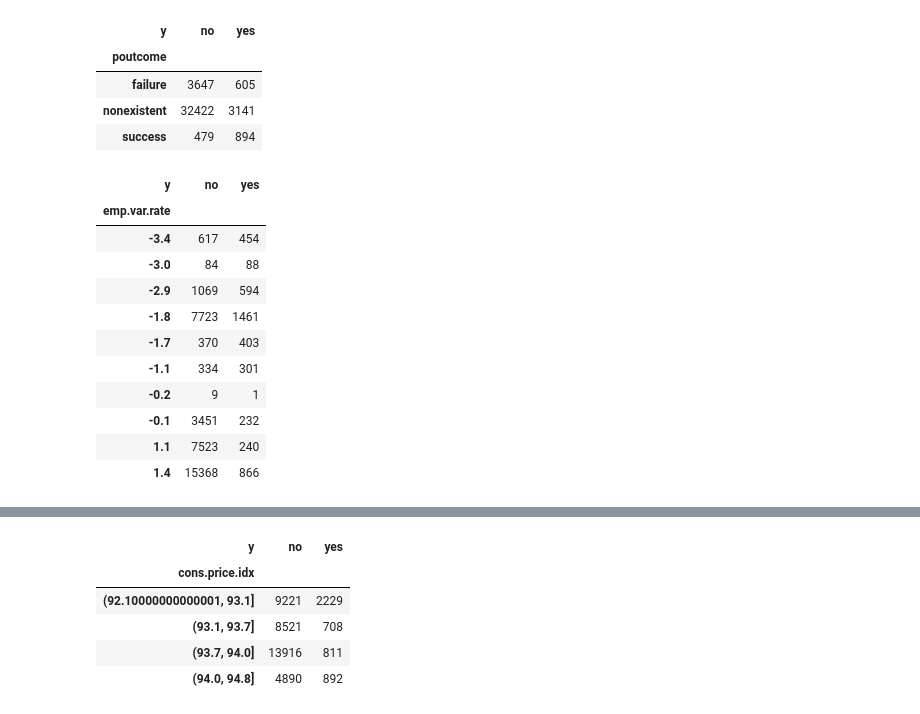
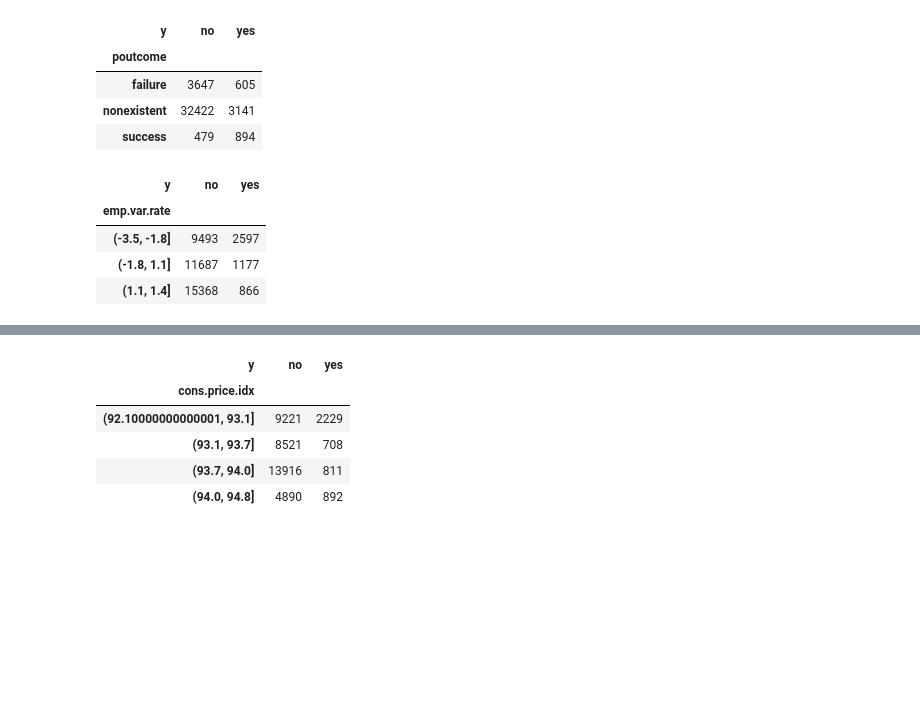
Before and after one commit to AmeeAyco/BANK-DATA-MARKETING-, a Jupyter notebook: MAN_203_S1.ipynb, the cells around one changed output, grey strips where cells are left out. Saved outputs shown, nothing was run; the diff lists cells and outputs as text; code cells hidden in the pictures; blank space fills up the shorter version.

```diff
--- a/MAN_203_S1.ipynb
+++ b/MAN_203_S1.ipynb
@@ -326,11 +326,16 @@ Kurtosis 0.791 z-score 23.859 p-value 0.000
 # %%
 pcts=[0,0.25,0.5,0.75,1]
 # %%
-bankdataset_binned = pd.concat([pd.qcut(df_Bank_Data.iloc[:, 0],pcts, precision=1),
-                                pd.qcut(df_Bank_Data.iloc[:, 10], pcts, precision=1),
-                                pd.qcut(df_Bank_Data.iloc[:, 16], pcts, precision=1),
-                                pd.qcut(df_Bank_Data.iloc[:, 17], pcts, precision=1),
-                                pd.qcut(df_Bank_Data.iloc[:, 18], pcts, precision=1),
+bankdataset_binned = pd.concat([pd.qcut(df_Bank_Data.iloc[:, 0],pcts, precision=1,duplicates='drop'),
+                                pd.qcut(df_Bank_Data.iloc[:, 10], pcts, precision=1,duplicates='drop'),
+                                pd.qcut(df_Bank_Data.iloc[:, 11], pcts, precision=1,duplicates='drop'),
+                                pd.qcut(df_Bank_Data.iloc[:, 12], pcts, precision=1,duplicates='drop'),
+                                pd.qcut(df_Bank_Data.iloc[:, 13], pcts, precision=1,duplicates='drop'),
+                                pd.qcut(df_Bank_Data.iloc[:, 15], pcts, precision=1,duplicates='drop'),
+                                pd.qcut(df_Bank_Data.iloc[:, 16], pcts, precision=1,duplicates='drop'),
+                                pd.qcut(df_Bank_Data.iloc[:, 17], pcts, precision=1,duplicates='drop'),
+                                pd.qcut(df_Bank_Data.iloc[:, 18], pcts, precision=1,duplicates='drop'),
+                                pd.qcut(df_Bank_Data.iloc[:, 19], pcts, precision=1,duplicates='drop'),
                                 ], join ='outer', axis = 1)
 # %%
 bankdataset_binned.describe()
@@ -506,18 +476,11 @@ pd.crosstab(df_Bank_Data['poutcome'],df_Bank_Data['y'])
 | nonexistent | 32422 | 3141 |
 | success | 479 | 894 |
 # %%
-pd.crosstab(df_Bank_Data['emp.var.rate'],df_Bank_Data['y'])
+pd.crosstab(bankdataset_binned['emp.var.rate'],df_Bank_Data['y'])
 # %% [output]
 | y | no | yes |
 | emp.var.rate |  |  |
-| -3.4 | 617 | 454 |
-| -3.0 | 84 | 88 |
-| -2.9 | 1069 | 594 |
-| -1.8 | 7723 | 1461 |
-| -1.7 | 370 | 403 |
-| -1.1 | 334 | 301 |
-| -0.2 | 9 | 1 |
-| -0.1 | 3451 | 232 |
-| 1.1 | 7523 | 240 |
-| 1.4 | 15368 | 866 |
+| (-3.5, -1.8] | 9493 | 2597 |
+| (-1.8, 1.1] | 11687 | 1177 |
+| (1.1, 1.4] | 15368 | 866 |
 # %%
```
Also changed, not shown: parts of 5 cells of this notebook.
